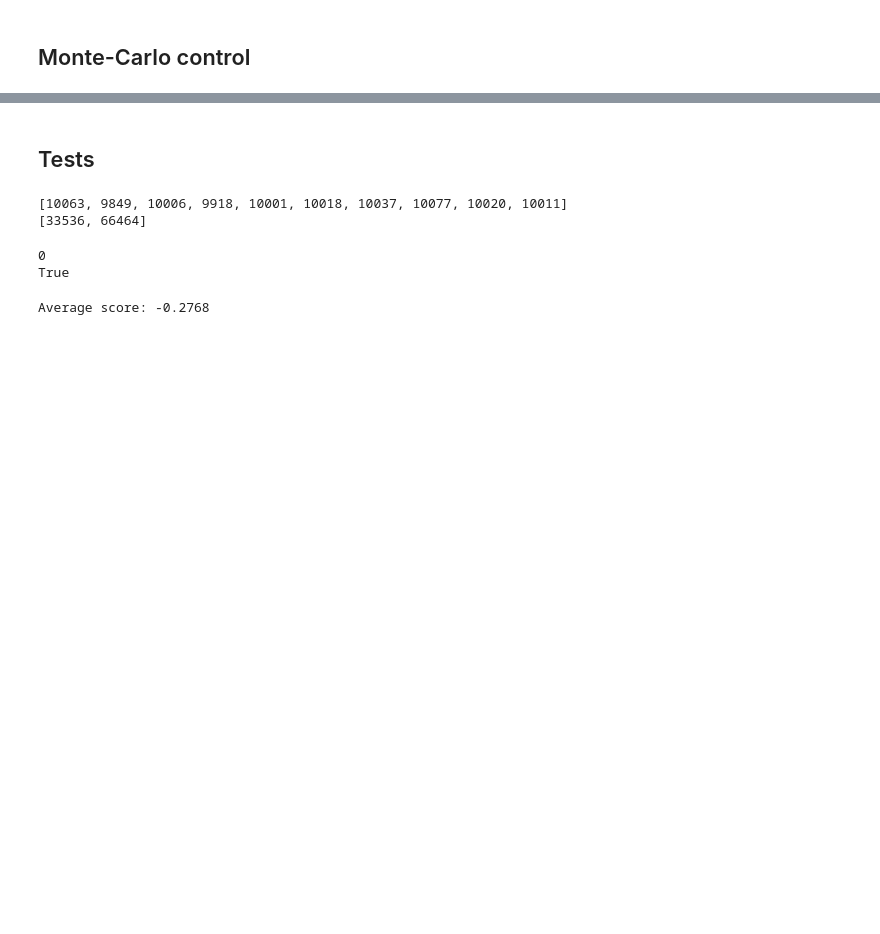
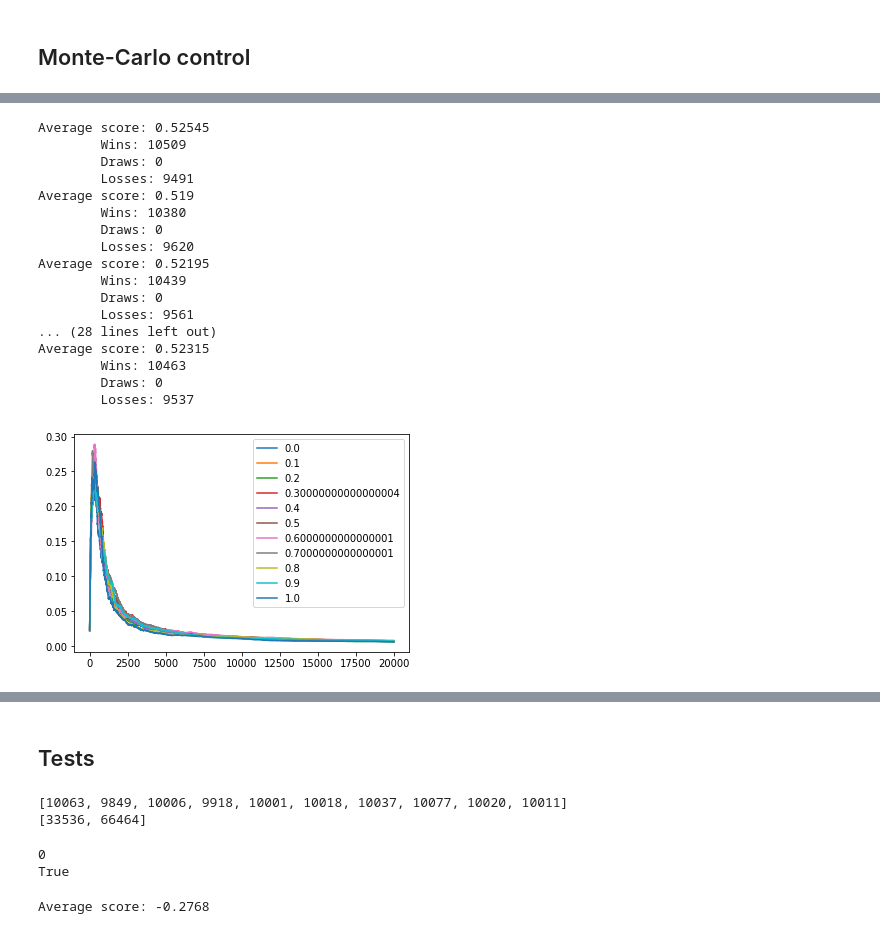
Before and after one commit to cjqian/flappy, a Jupyter notebook: Easy21.ipynb, the cells around one changed output, grey strips where cells are left out. Cells and saved outputs as stored; diff of their text form; code cells hidden in the pictures; blank space fills up the shorter version.

```diff
--- a/Easy21.ipynb
+++ b/Easy21.ipynb
@@ -271,0 +339,30 @@ plot_3d(mc.Q)
+# %%
+# Run the algorithm with parameter values λ ∈ {0, 0.1, 0.2, ..., 1}.
+fig, ax = plt.subplots()
+
+for gamma in [i * .1 for i in range(0, 11)]:
+    td = TDControl(Q_opt=mc.Q,gamma=gamma)
+    # Stop each run after 1000 episodes and report the MSE over all states and actions a.
+    episodes = run_episodes(td.sarsa, eval_step_fn=td.evaluate_step, n_episodes=20000, plot=False)
+    ax.plot(td.mses, label=gamma)
+    #plot_3d(td.Q)
+    ax.legend()
+# %% [output]
+Average score: 0.52545
+        Wins: 10509
+        Draws: 0
+        Losses: 9491
+Average score: 0.519
+        Wins: 10380
+        Draws: 0
+        Losses: 9620
+Average score: 0.52195
+        Wins: 10439
+        Draws: 0
+        Losses: 9561
+... (28 lines left out)
+Average score: 0.52315
+        Wins: 10463
+        Draws: 0
+        Losses: 9537
+[figure, added]
```
Also changed, not shown: parts of 5 cells of this notebook.
